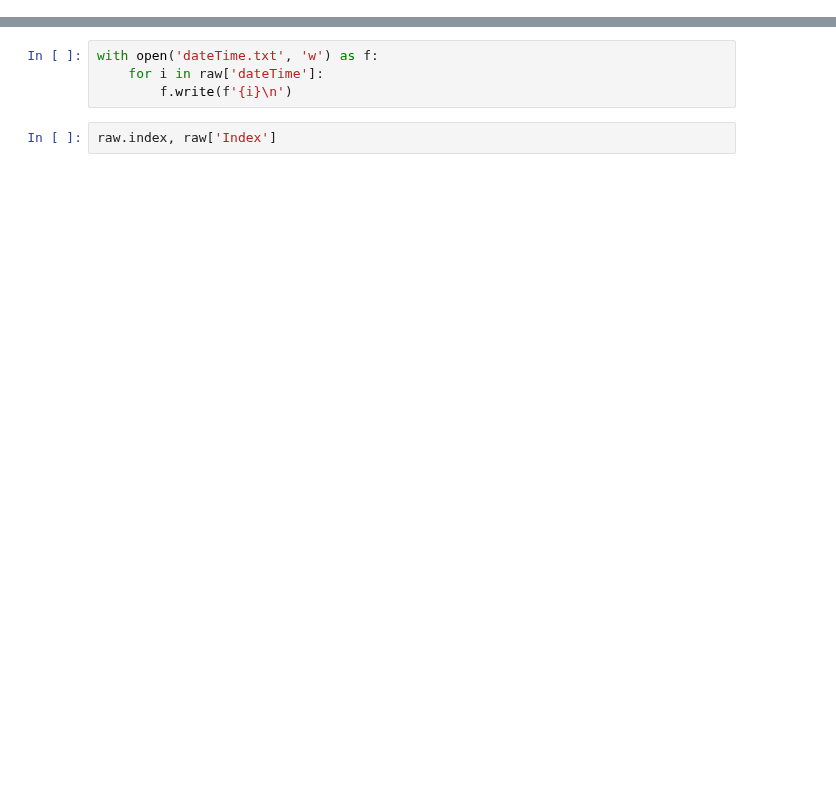
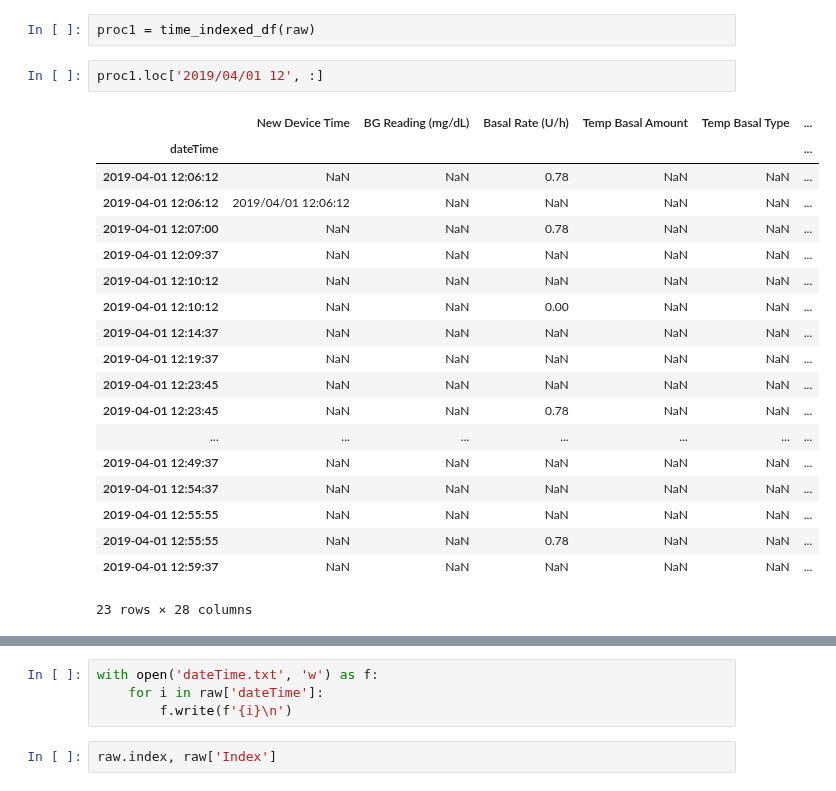
Before and after one commit to gmagannaDevelop/DiabManager, a Jupyter notebook: Carelink.ipynb, the cells around one changed output, grey strips where cells are left out. Cells and saved outputs as stored; diff of their text form; blank space fills up the shorter version.

```diff
--- a/Carelink.ipynb
+++ b/Carelink.ipynb
@@ -163,0 +175,24 @@ raw['dateTime'] = raw['Date'] + ' ' +raw['Time']
+# %%
+proc1 = time_indexed_df(raw)
+# %%
+proc1.loc['2019/04/01 12', :]
+# %% [output]
+|  | New Device Time | BG Reading (mg/dL) | Basal Rate (U/h) | Temp Basal Amount | Temp Basal Type | ... |
+| dateTime |  |  |  |  |  | ... |
+| 2019-04-01 12:06:12 | NaN | NaN | 0.78 | NaN | NaN | ... |
+| 2019-04-01 12:06:12 | 2019/04/01 12:06:12 | NaN | NaN | NaN | NaN | ... |
+| 2019-04-01 12:07:00 | NaN | NaN | 0.78 | NaN | NaN | ... |
+| 2019-04-01 12:09:37 | NaN | NaN | NaN | NaN | NaN | ... |
+| 2019-04-01 12:10:12 | NaN | NaN | NaN | NaN | NaN | ... |
+| 2019-04-01 12:10:12 | NaN | NaN | 0.00 | NaN | NaN | ... |
+| 2019-04-01 12:14:37 | NaN | NaN | NaN | NaN | NaN | ... |
+| 2019-04-01 12:19:37 | NaN | NaN | NaN | NaN | NaN | ... |
+| 2019-04-01 12:23:45 | NaN | NaN | NaN | NaN | NaN | ... |
+| 2019-04-01 12:23:45 | NaN | NaN | 0.78 | NaN | NaN | ... |
+| ... | ... | ... | ... | ... | ... | ... |
+| 2019-04-01 12:49:37 | NaN | NaN | NaN | NaN | NaN | ... |
+| 2019-04-01 12:54:37 | NaN | NaN | NaN | NaN | NaN | ... |
+| 2019-04-01 12:55:55 | NaN | NaN | NaN | NaN | NaN | ... |
+| 2019-04-01 12:55:55 | NaN | NaN | 0.78 | NaN | NaN | ... |
+| 2019-04-01 12:59:37 | NaN | NaN | NaN | NaN | NaN | ... |
+23 rows × 28 columns
```
Also changed, not shown: parts of 49 cells of this notebook, 1 other file.
